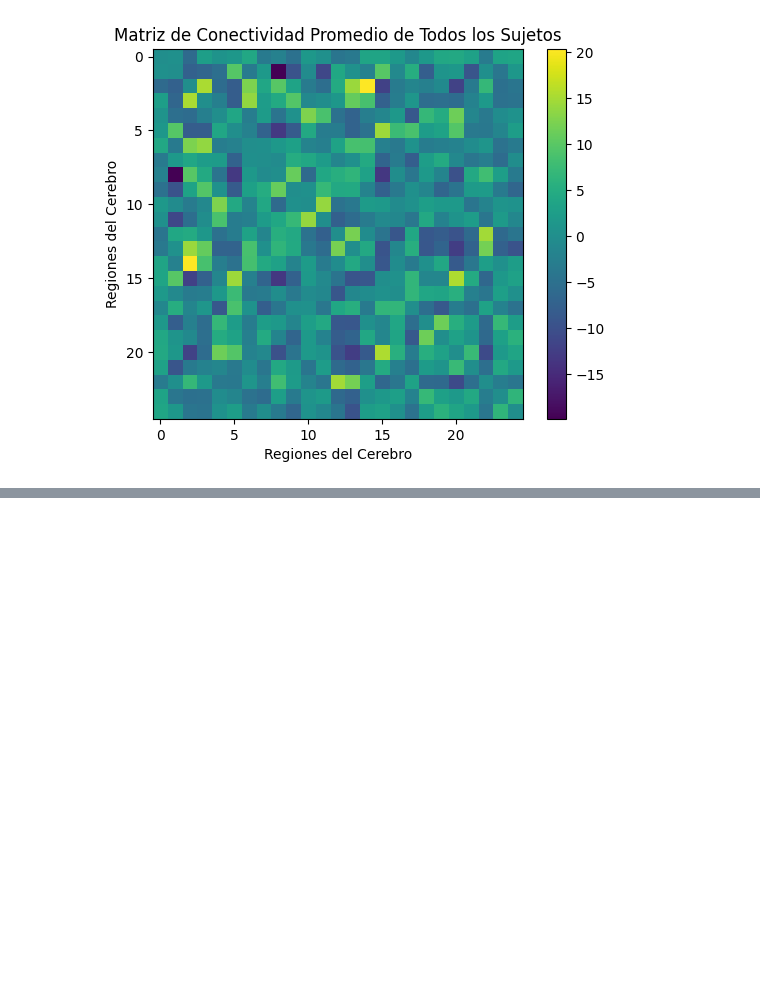
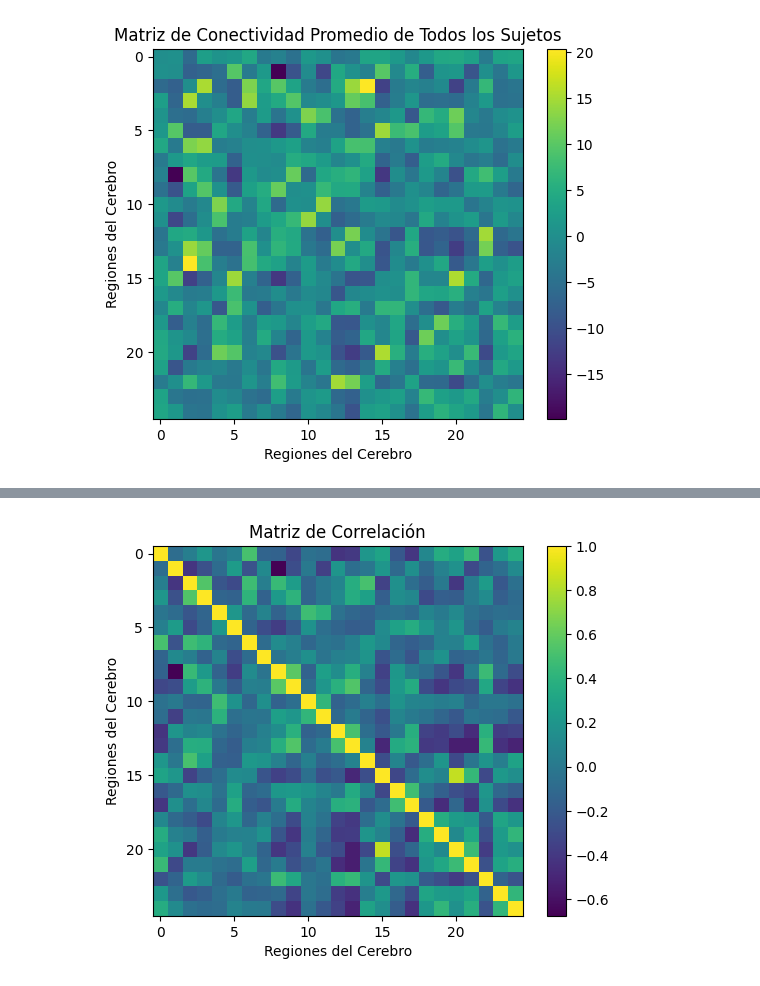
Before and after one commit to doctorgus97/Proyecto, a Jupyter notebook: Proyecto.ipynb, the cells around one changed output, grey strips where cells are left out. Saved outputs shown, nothing was run; the diff lists cells and outputs as text; code cells hidden in the pictures; blank space fills up the shorter version.

```diff
--- a/Proyecto.ipynb
+++ b/Proyecto.ipynb
@@ -84,0 +127,24 @@ plt.show()
+# %%
+
+# @title Correlación
+
+# Calcular el promedio de cada columna
+promedios = np.mean(matriz_ts, axis=0)
+
+# Restar el promedio de cada columna a la misma columna
+matrizrp = matriz_ts - promedios
+
+matriz_correlacion = np.corrcoef(matrizrp, rowvar=False)
+
+# Crear la visualización de la matriz de correlación promedio
+plt.imshow(matriz_correlacion, cmap='viridis', interpolation='none')
+plt.colorbar()  # Añadir la barra de color
+plt.title('Matriz de Correlación')
+plt.xlabel('Regiones del Cerebro')
+plt.ylabel('Regiones del Cerebro')
+
+
+# Mostrar la visualización
+plt.show()
+# %% [output]
+[figure, added]
```
Also changed, not shown: parts of 3 cells of this notebook.
